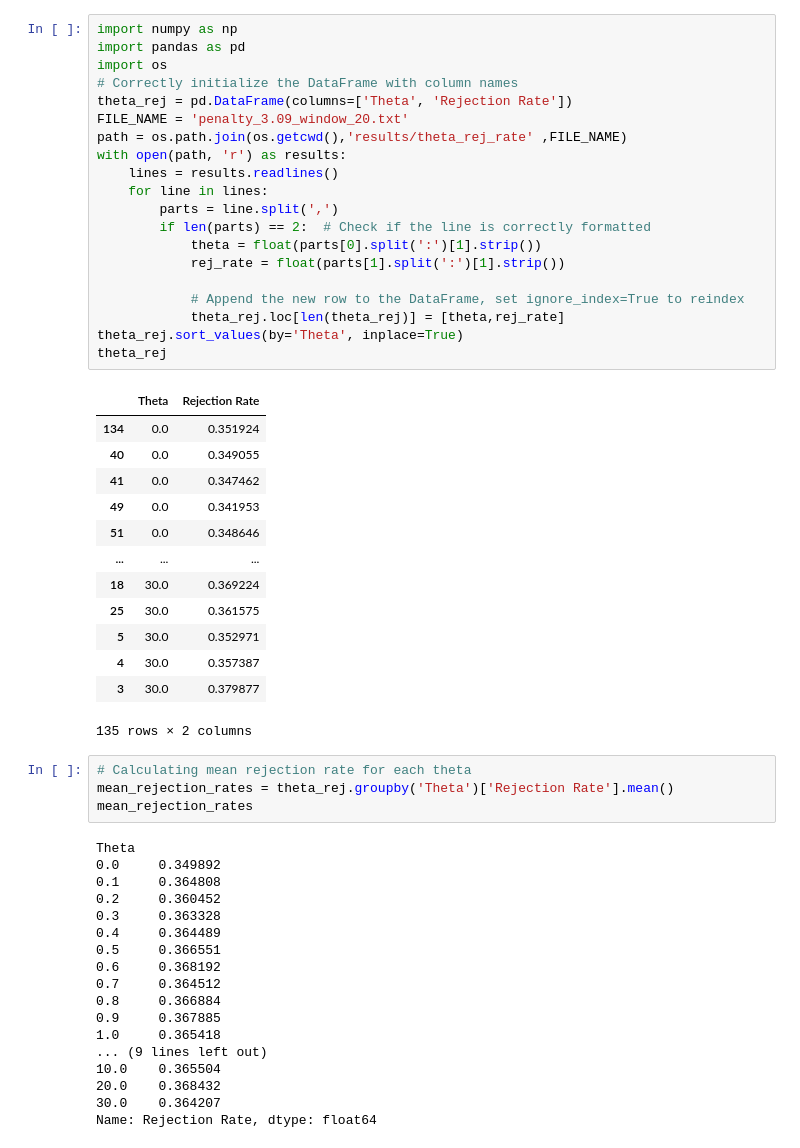
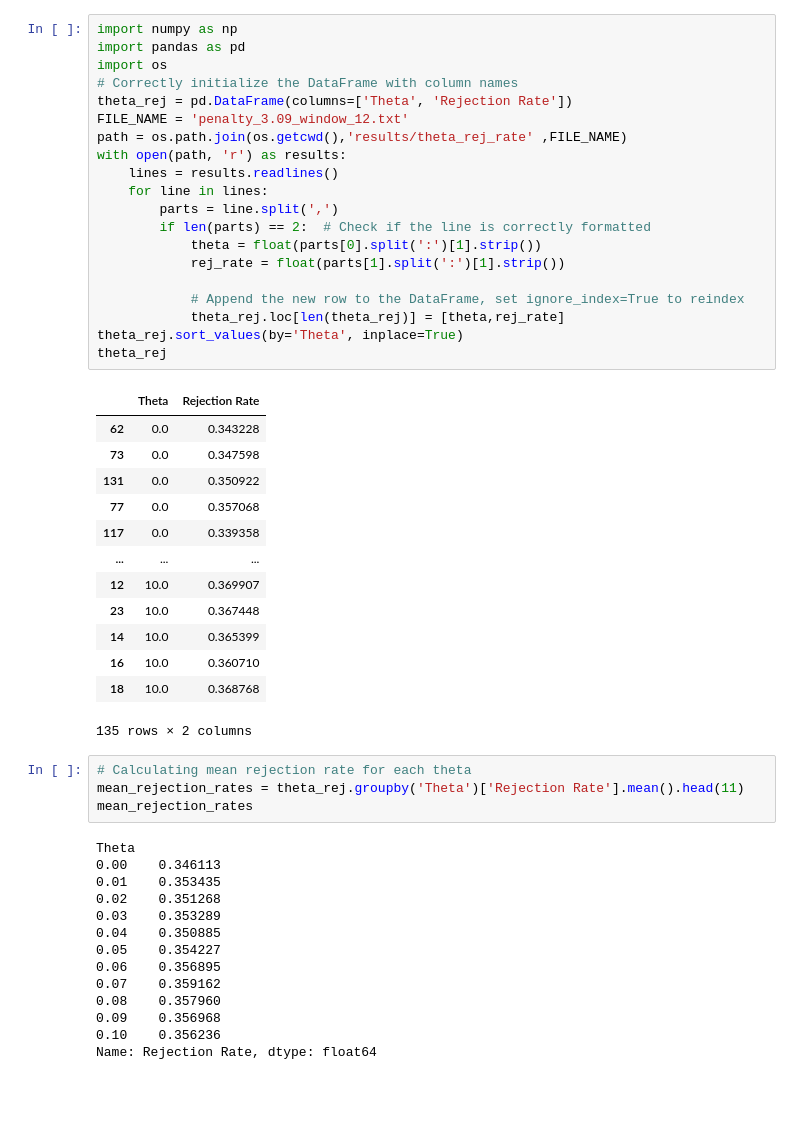
Before and after one commit to ricardo3709/Simulator, a Jupyter notebook: exp_results_theta_values.ipynb, the cells around one changed output. Drawn from its saved outputs; the diff is of its cells as text; blank space fills up the shorter version.

```diff
--- a/exp_results_theta_values.ipynb
+++ b/exp_results_theta_values.ipynb
@@ -1,58 +1,54 @@
 # %%
 import numpy as np
 import pandas as pd
 import os
 # Correctly initialize the DataFrame with column names
 theta_rej = pd.DataFrame(columns=['Theta', 'Rejection Rate'])
-FILE_NAME = 'penalty_3.09_window_20.txt'
+FILE_NAME = 'penalty_3.09_window_12.txt'
 path = os.path.join(os.getcwd(),'results/theta_rej_rate' ,FILE_NAME)
 with open(path, 'r') as results:
     lines = results.readlines()
     for line in lines:
         parts = line.split(',')
         if len(parts) == 2:  # Check if the line is correctly formatted
             theta = float(parts[0].split(':')[1].strip())
             rej_rate = float(parts[1].split(':')[1].strip())
 
             # Append the new row to the DataFrame, set ignore_index=True to reindex
             theta_rej.loc[len(theta_rej)] = [theta,rej_rate]
 theta_rej.sort_values(by='Theta', inplace=True)
 theta_rej
 # %% [output]
 |  | Theta | Rejection Rate |
-| 134 | 0.0 | 0.351924 |
-| 40 | 0.0 | 0.349055 |
-| 41 | 0.0 | 0.347462 |
-| 49 | 0.0 | 0.341953 |
-| 51 | 0.0 | 0.348646 |
+| 62 | 0.0 | 0.343228 |
+| 73 | 0.0 | 0.347598 |
+| 131 | 0.0 | 0.350922 |
+| 77 | 0.0 | 0.357068 |
+| 117 | 0.0 | 0.339358 |
 | ... | ... | ... |
-| 18 | 30.0 | 0.369224 |
-| 25 | 30.0 | 0.361575 |
-| 5 | 30.0 | 0.352971 |
-| 4 | 30.0 | 0.357387 |
-| 3 | 30.0 | 0.379877 |
+| 12 | 10.0 | 0.369907 |
+| 23 | 10.0 | 0.367448 |
+| 14 | 10.0 | 0.365399 |
+| 16 | 10.0 | 0.360710 |
+| 18 | 10.0 | 0.368768 |
 135 rows × 2 columns
 # %%
 # Calculating mean rejection rate for each theta
-mean_rejection_rates = theta_rej.groupby('Theta')['Rejection Rate'].mean()
+mean_rejection_rates = theta_rej.groupby('Theta')['Rejection Rate'].mean().head(11)
 mean_rejection_rates
 # %% [output]
 Theta
-0.0     0.349892
-0.1     0.364808
-0.2     0.360452
-0.3     0.363328
-0.4     0.364489
-0.5     0.366551
-0.6     0.368192
-0.7     0.364512
-0.8     0.366884
-0.9     0.367885
-1.0     0.365418
-... (9 lines left out)
-10.0    0.365504
-20.0    0.368432
-30.0    0.364207
+0.00    0.346113
+0.01    0.353435
+0.02    0.351268
+0.03    0.353289
+0.04    0.350885
+0.05    0.354227
+0.06    0.356895
+0.07    0.359162
+0.08    0.357960
+0.09    0.356968
+0.10    0.356236
 Name: Rejection Rate, dtype: float64
 # %%
 from matplotlib import pyplot as plt
```
Also changed, not shown: parts of 1 cell of this notebook, 1 other file.
